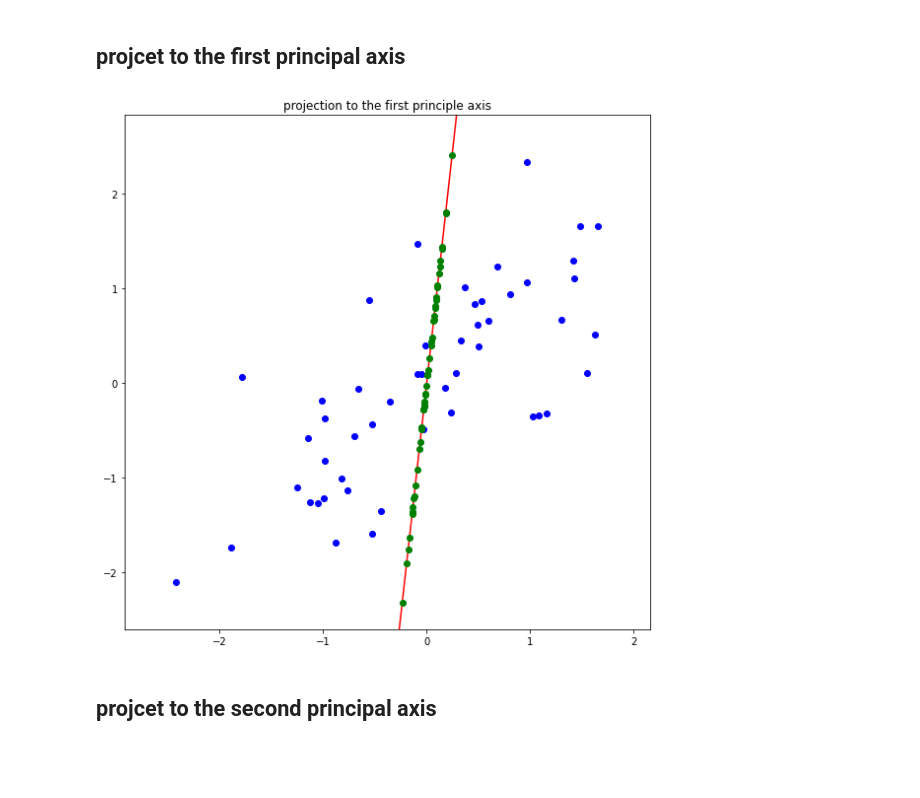
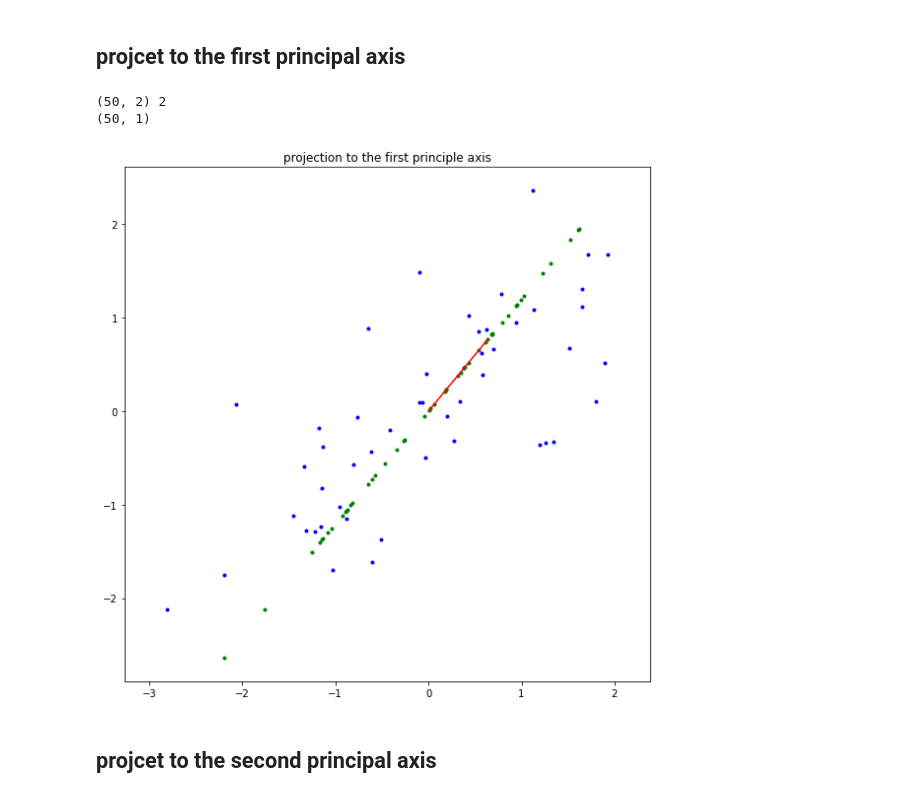
Before and after one commit to bobokyung/assignment-machine-learning, a Jupyter notebook: assignment12/assignment_12.ipynb, the cells around one changed output. Drawn from its saved outputs; the diff is of its cells as text; code cells hidden in the pictures; blank space fills up the shorter version.

```diff
--- a/assignment12/assignment_12.ipynb
+++ b/assignment12/assignment_12.ipynb
@@ -146,16 +142,32 @@ def compute_projection_onto_line(feature, vector):
+# %%
+def compute_projection_onto_line(feature, vector):
+    # ===================================================
+    t_v = feature@vector.reshape(2,1)
+    projection = t_v@vector.reshape(1,2)
+    # ===================================================
+    return projection
 # %% [markdown]
 ## projcet to the first principal axis
-# %%
-plt.figure(figsize=(8,8))
-plt.title('projection to the first principle axis')
-# ===================================================
-# fill up the blank
-#
-#
-# ===================================================
-plt.tight_layout()
-plt.show()
-# %% [output]
-[figure, removed]
+# %%
+plt.figure(figsize=(8,8))
+plt.title('projection to the first principle axis')
+# ===================================================
+projection = compute_projection_onto_line(Zfeature,U[1])
+
+plt.scatter(Zfeature[:,0],Zfeature[:,1], c="b", marker=".")
+
+plt.plot([ 0,U[1][0]],[0, U[1][1]], color = 'red')
+
+plt.scatter(projection[:,0],projection[:,1], c="g", marker=".")
+
+
+plt.axis('equal')
+# ===================================================
+plt.tight_layout()
+plt.show()
+# %% [output]
+(50, 2) 2
+(50, 1)
+[figure, added]
 # %% [markdown]
 ## projcet to the second principal axis
```
Also changed, not shown: parts of 6 cells of this notebook.
